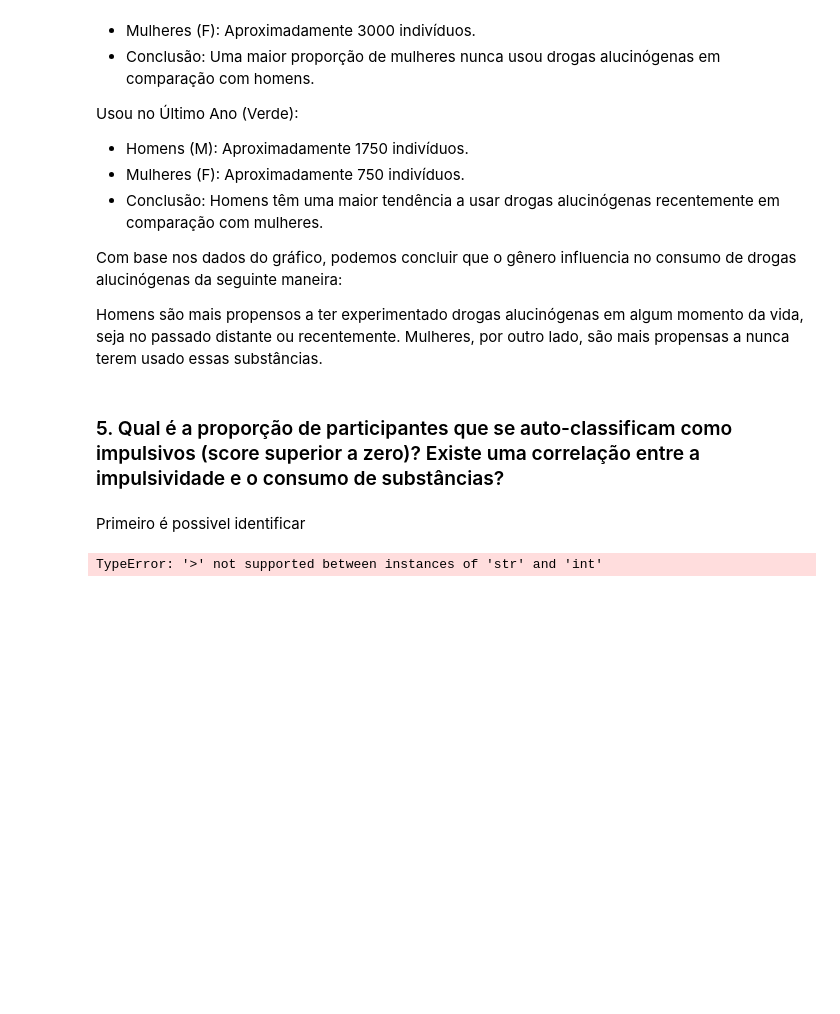
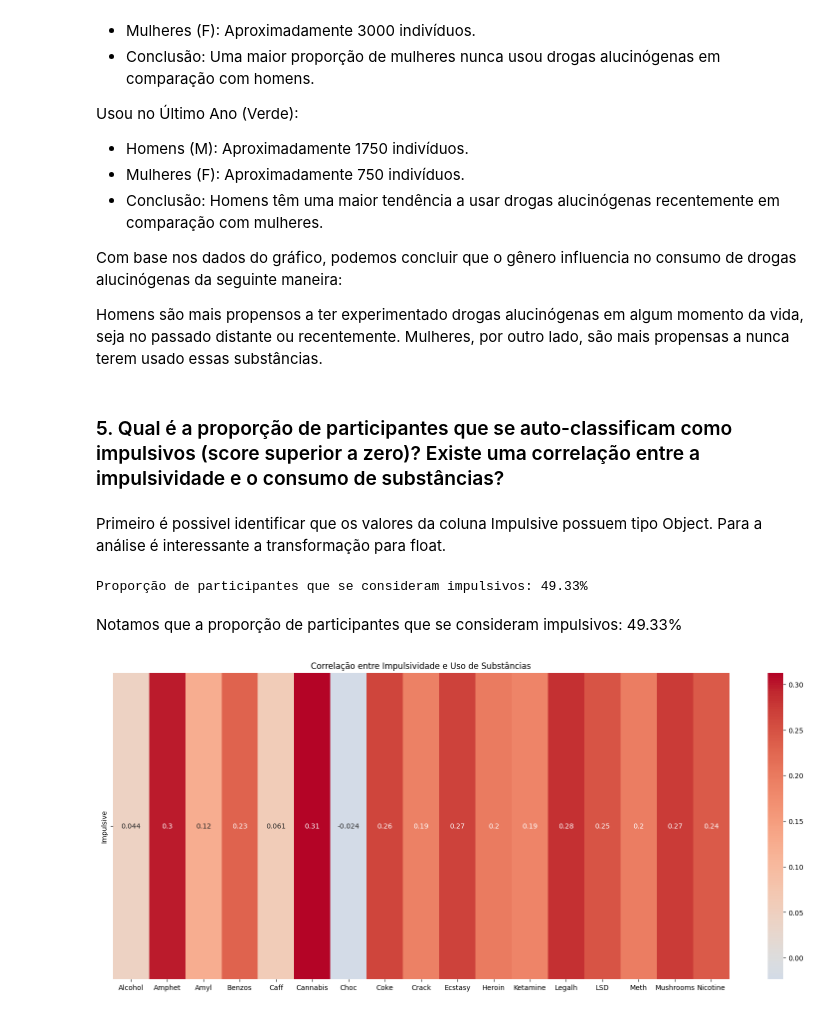
Before and after one commit to caefleury/desafio-ieee-cis, a Jupyter notebook: drugs.ipynb, the cells around one changed output. Drawn from its saved outputs; the diff is of its cells as text; code cells hidden in the pictures; blank space fills up the shorter version.

```diff
--- a/drugs.ipynb
+++ b/drugs.ipynb
@@ -310,17 +310,50 @@ Homens são mais propensos a ter experimentado drogas alucinógenas em algum mom
 Mulheres, por outro lado, são mais propensas a nunca terem usado essas substâncias.
 # %% [markdown]
 ### 5. Qual é a proporção de participantes que se auto-classificam como impulsivos (score superior a zero)? Existe uma correlação entre a impulsividade e o consumo de substâncias?
-# %% [markdown]
-Primeiro é possivel identificar
+# %% [markdown]
+Primeiro é possivel identificar que os valores da coluna Impulsive possuem tipo Object. Para a análise é interessante a transformação para float.
 # %%
 # Corrigir tipo dos valores da coluna Impulsive
 df_drugs.Impulsive = pd.to_numeric(df_drugs.Impulsive,errors='coerce')
 # %%
-df_drugs.Impulsive = pd.to_numeric(df_drugs.Impulsive,errors='coerce')
 individuos_impulsivos = df_drugs[df_drugs['Impulsive'] > 0]
-proporcao_impulsivos = len(impulsivos) / len(df_drugs)
-print(f'Proporção de participantes impulsivos: {proporcao_impulsivos:.2%}')
-
-df_contracts.TotalCharges = pd.to_numeric(df_contracts.TotalCharges,errors='coerce')
+proporcao = len(individuos_impulsivos) / len(df_drugs)
+print(f'Proporção de participantes que se consideram impulsivos: {proporcao:.2%}')
 # %% [output]
-TypeError: '>' not supported between instances of 'str' and 'int'
+Proporção de participantes que se consideram impulsivos: 49.33%
+# %% [markdown]
+Notamos que a proporção de participantes que se consideram impulsivos: 49.33%
+# %%
+mapeamento_uso = {
+    'CL0': 'Nunca Usou',
+    'CL1': 'Usou Mais de Uma Década Atrás ou Últimos Dez Anos',
+    'CL2': 'Usou Mais de Uma Década Atrás ou Últimos Dez Anos',
+    'CL3': 'Usou no Último Ano',
+    'CL4': 'Usou no Último Ano',
+    'CL5': 'Usou no Último Ano',
+    'CL6': 'Usou no Último Ano'
+}
+
+substancias = df_drugs.columns[13:30]
+
+for substancia in substancias:
+    df_drugs[substancia] = df_drugs[substancia].replace(mapeamento_uso)
+
+mapeamento_num = {
+    'Nunca Usou': 0,
+    'Usou Mais de Uma Década Atrás ou Últimos Dez Anos': 1,
+    'Usou no Último Ano': 2
+}
+
+for substancia in substancias:
+    df_drugs[substancia] = df_drugs[substancia].replace(mapeamento_num)
+
+correlacoes = df_drugs[['Impulsive'] + list(substancias)].corr()
+correlacoes_impulsividade = correlacoes.loc['Impulsive', substancias]
+
+plt.figure(figsize=(20, 8))
+sns.heatmap(correlacoes_impulsividade.to_frame().T, annot=True, cmap='coolwarm', center=0)
+plt.title('Correlação entre Impulsividade e Uso de Substâncias')
+plt.show()
+# %% [output]
+[figure, added]
```
Also changed, not shown: 1 other file.
